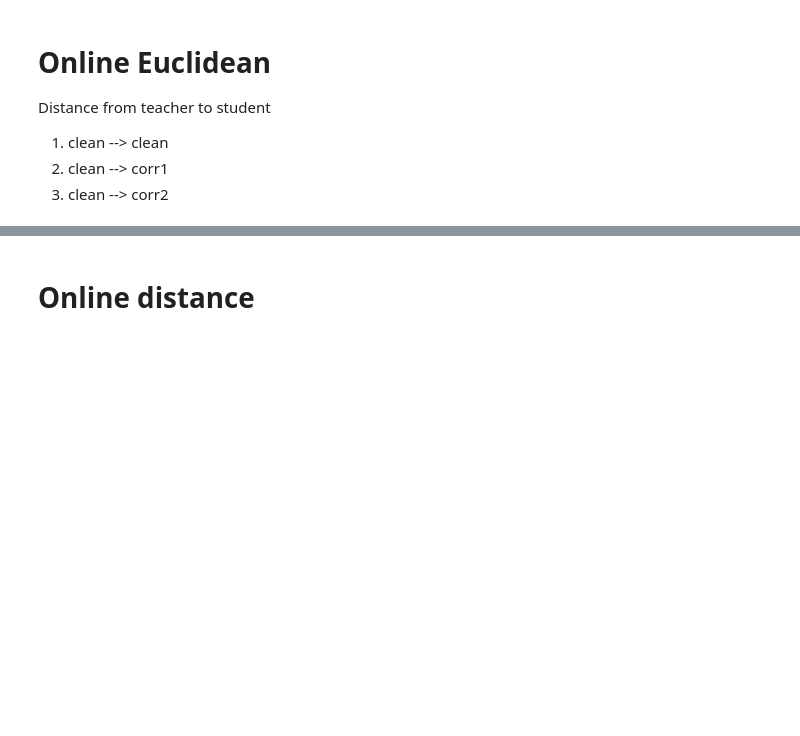
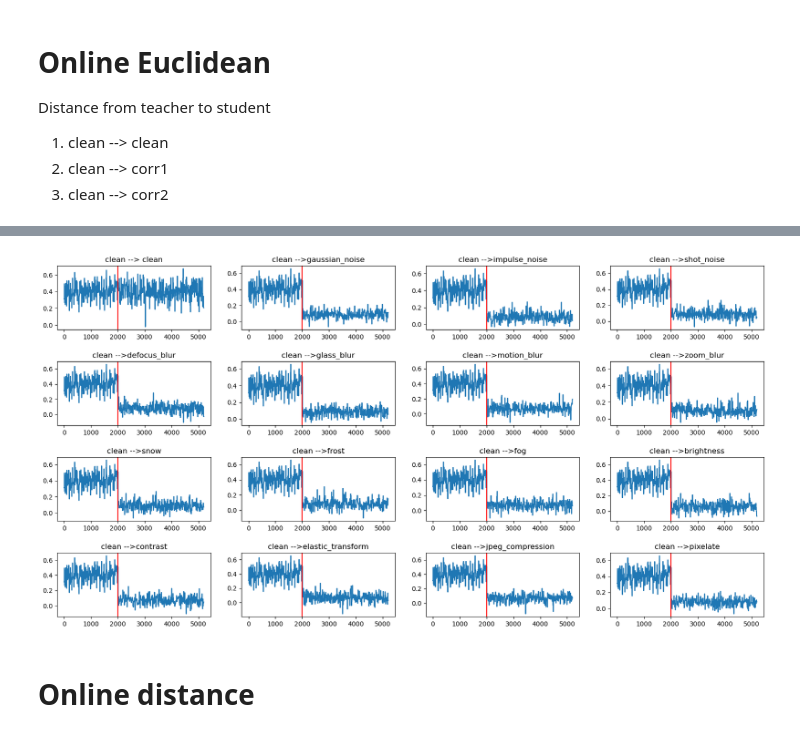
Before and after one commit to Geffen-Cooper/continual_learning_playground, a Jupyter notebook: src/test_time_kd/domain_experiments.ipynb, the cells around one changed output, grey strips where cells are left out. Cells and saved outputs as stored; diff of their text form; code cells hidden in the pictures; blank space fills up the shorter version.

```diff
--- a/src/test_time_kd/domain_experiments.ipynb
+++ b/src/test_time_kd/domain_experiments.ipynb
@@ -234,3 +257,16 @@ for i in range(16):
+# %%
+fig,ax = plt.subplots(4,4,figsize=(20,10))
+fig.subplots_adjust(hspace=0.5)
+for i in range(4):
+    for j in range(4):
+        ax[i,j].plot(cos_sim[i*4+j][:])
+        if i*4+j == 0:
+            ax[i,j].set_title("clean --> clean")
+        else:
+            ax[i,j].set_title("clean -->"+corruptions[i*4+j-1])
+        ax[i,j].axvline(x=1999, label = "domain shift",color='r')
+# %% [output]
+[figure, added]
 # %% [markdown]
 # Online distance
 # %%
```
Also changed, not shown: parts of 2 cells of this notebook, 1 other file.
